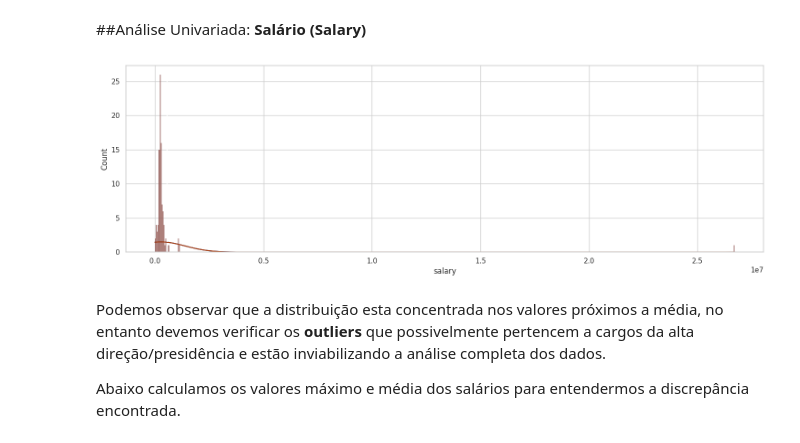
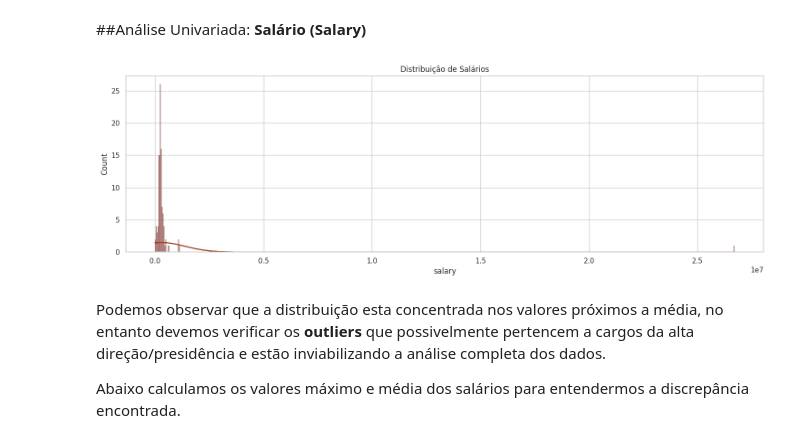
Before and after one commit to DeVSartor/ATP-Puc, a Jupyter notebook: ATP_analise_preparacao_dados_template_AS.ipynb, the cells around one changed output. Cells and saved outputs as stored; diff of their text form; code cells hidden in the pictures.

```diff
--- a/ATP_analise_preparacao_dados_template_AS.ipynb
+++ b/ATP_analise_preparacao_dados_template_AS.ipynb
@@ -322,12 +322,13 @@ Desta forma, para cada variável, trabalhe com as seguintes etapas:
 # %%
 plt.figure(figsize=(15,5))
 sns.set_theme(style="whitegrid", palette="dark")
 sns.histplot(x='salary', data=df, kde=True)
 sns.histplot(x='salary', data=df, kde=True).axvline(x=df['salary'].mean(), color='w',linestyle="--")
 plt.ticklabel_format(style='sci', axis='x', scilimits=(3,6))
+plt.title('Distribuição de Salários')
 plt.tight_layout()
 # %% [output]
-[figure, old version]
+[figure, new version]
 # %% [markdown]
 Podemos observar que a distribuição esta concentrada nos valores próximos a média, no entanto devemos verificar os **outliers** que possivelmente pertencem a cargos da alta direção/presidência e estão inviabilizando a análise completa dos dados.
 
```
Also changed, not shown: parts of 33 cells of this notebook.
